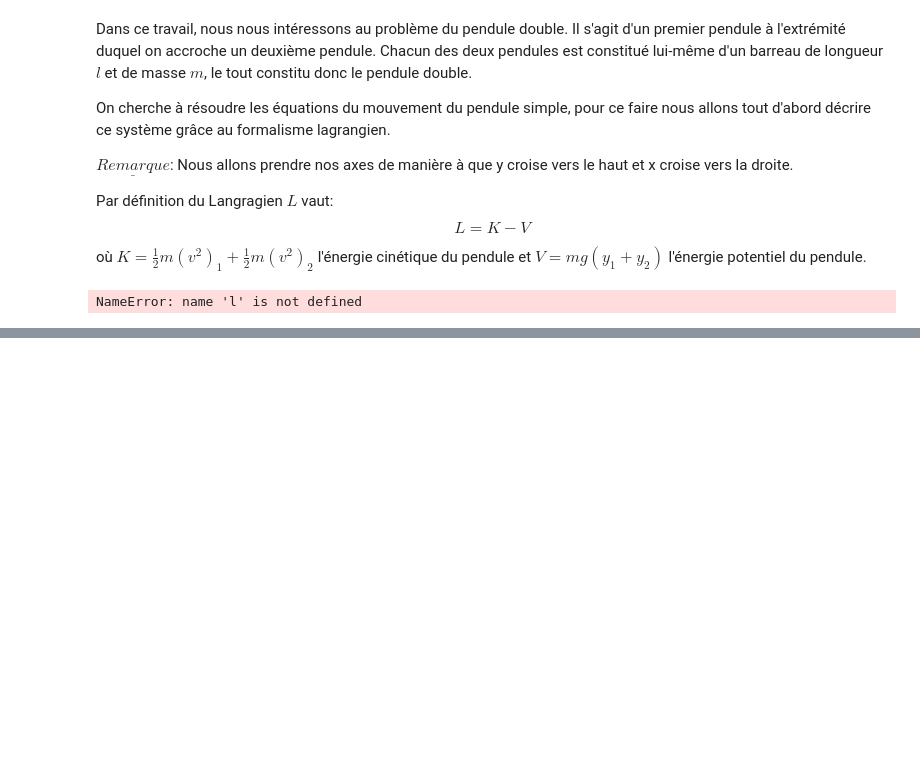
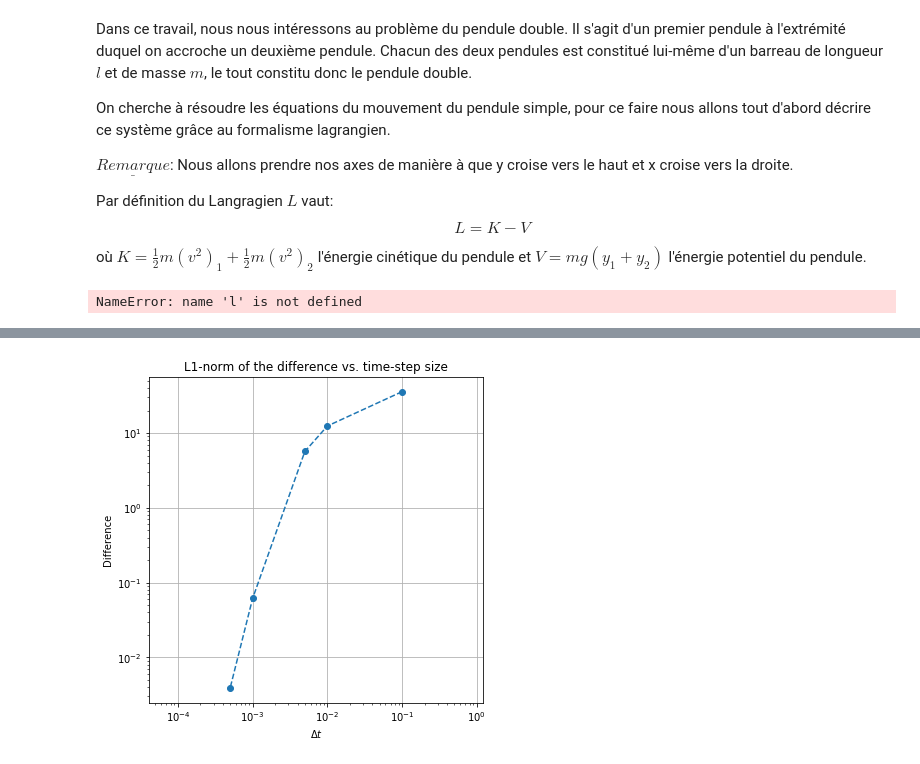
Before and after one commit to luciouw/first_repo-1, a Jupyter notebook: Double_pendule.ipynb, the cells around one changed output, grey strips where cells are left out. Cells and saved outputs as stored; diff of their text form; code cells hidden in the pictures; blank space fills up the shorter version.

```diff
--- a/Double_pendule.ipynb
+++ b/Double_pendule.ipynb
@@ -218 +191,30 @@ print('Observed order of convergence: p = {:.3f}'.format(p))
 Observed order of convergence: p = 3.024
+# %%
+# Create an empty list to store the difference in the solution
+# between two consecutive grids.
+# Compute the differences in the x-position for all grids.
+dt_values = [0.1,0.01,0.005,0.001,0.0005,0.00025]
+u_values = []    #liste de zeros
+
+for dt in dt_values:
+    sol = RK4(f,u0,dt,T,t0)[1]
+    u_values.append(sol)
+
+dt_values = [0.1,0.01,0.005,0.001,0.0005,0.00025]
+diff_values = []
+for y, dt in zip(u_values, dt_values):
+    diff = l1_diff(y[:, 2], u_values[-1][:, 2], dt)
+    diff_values.append(diff)
+
+
+# Plot difference versus the time-step size.
+pyplot.figure(figsize=(6.0, 6.0))
+pyplot.title('L1-norm of the difference vs. time-step size')
+pyplot.xlabel('$\Delta t$')
+pyplot.ylabel('Difference')
+pyplot.grid()
+pyplot.loglog(dt_values[:-1], diff_values[:-1],
+              color='C0', linestyle='--', marker='o')
+pyplot.axis('equal');
+# %% [output]
+[figure, added]
```
Also changed, not shown: parts of 6 cells of this notebook.
